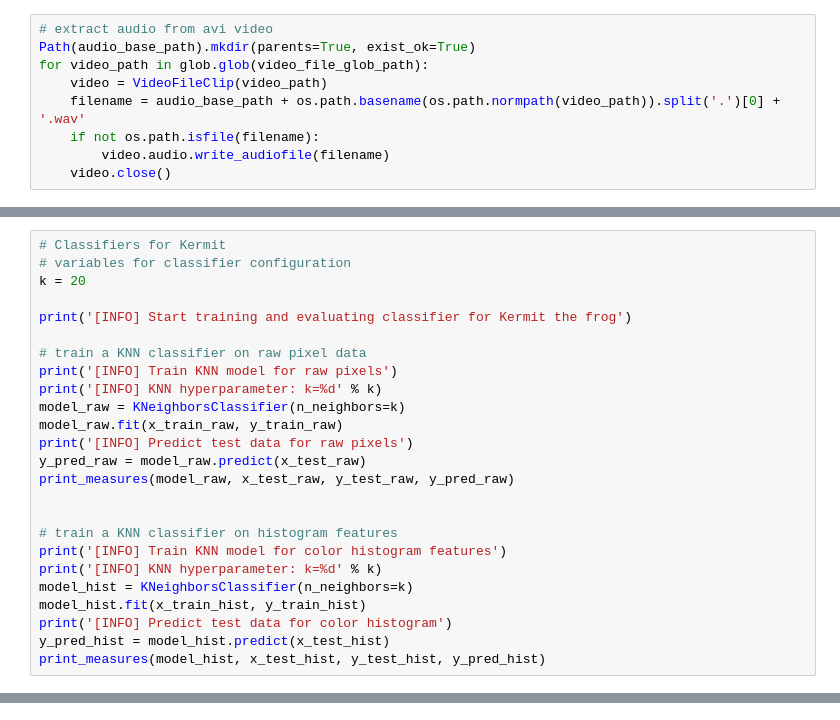
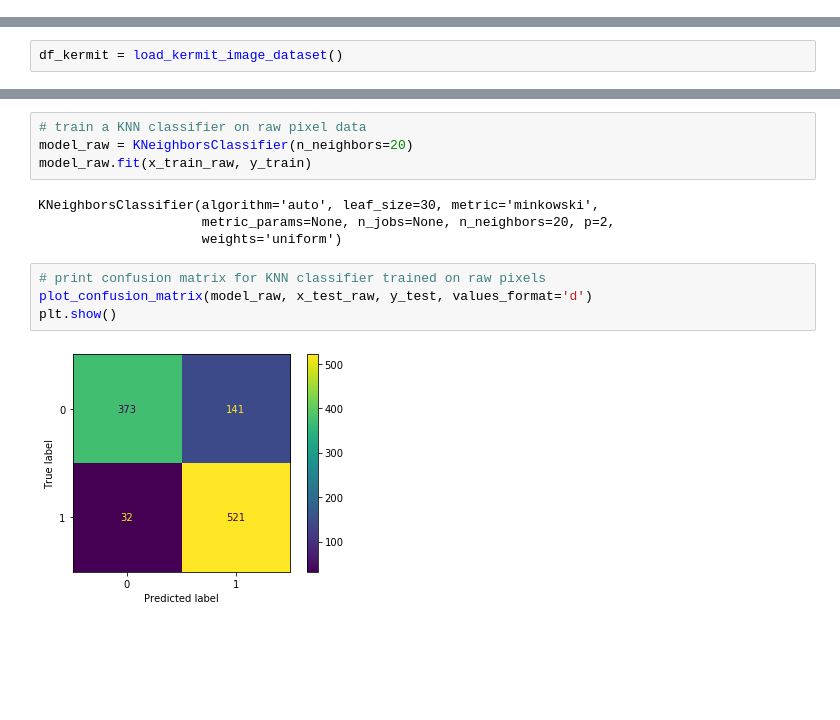
Before and after one commit to mledl/mupped-show-classification, a Jupyter notebook: SIM1/src/SIM1.ipynb, the cells around one changed output, grey strips where cells are left out. Drawn from its saved outputs; the diff is of its cells as text; blank space fills up the shorter version.

Commit message:
adapt kermit image classification to use the newly crafted dataset

```diff
--- a/SIM1/src/SIM1.ipynb
+++ b/SIM1/src/SIM1.ipynb
@@ -47,9 +25,0 @@ for video_path in glob.glob(video_file_glob_path):
-# %%
-# extract audio from avi video
-Path(audio_base_path).mkdir(parents=True, exist_ok=True)
-for video_path in glob.glob(video_file_glob_path):
-    video = VideoFileClip(video_path)
-    filename = audio_base_path + os.path.basename(os.path.normpath(video_path)).split('.')[0] + '.wav'
-    if not os.path.isfile(filename):
-        video.audio.write_audiofile(filename)
-    video.close()
@@ -149,2 +89,4 @@ Total:                  3224
+# %%
+df_kermit = load_kermit_image_dataset()
 # %%
 ## Preprocessing and splitting data for Kermit
@@ -203,25 +156,0 @@ x_train_hist, x_test_hist, y_train_hist, y_test_hist, x_idx_hist, y_idx_hist = t
-# %%
-# Classifiers for Kermit
-# variables for classifier configuration
-k = 20
-
-print('[INFO] Start training and evaluating classifier for Kermit the frog')
-
-# train a KNN classifier on raw pixel data
-print('[INFO] Train KNN model for raw pixels')
-print('[INFO] KNN hyperparameter: k=%d' % k)
-model_raw = KNeighborsClassifier(n_neighbors=k)
-model_raw.fit(x_train_raw, y_train_raw)
-print('[INFO] Predict test data for raw pixels')
-y_pred_raw = model_raw.predict(x_test_raw)
-print_measures(model_raw, x_test_raw, y_test_raw, y_pred_raw)
-
-
-# train a KNN classifier on histogram features
-print('[INFO] Train KNN model for color histogram features')
-print('[INFO] KNN hyperparameter: k=%d' % k)
-model_hist = KNeighborsClassifier(n_neighbors=k)
-model_hist.fit(x_train_hist, y_train_hist)
-print('[INFO] Predict test data for color histogram')
-y_pred_hist = model_hist.predict(x_test_hist)
-print_measures(model_hist, x_test_hist, y_test_hist, y_pred_hist)
@@ -261,0 +157,14 @@ weighted avg       0.96      0.96      0.96       968
+# %%
+# train a KNN classifier on raw pixel data
+model_raw = KNeighborsClassifier(n_neighbors=20)
+model_raw.fit(x_train_raw, y_train)
+# %% [output]
+KNeighborsClassifier(algorithm='auto', leaf_size=30, metric='minkowski',
+                     metric_params=None, n_jobs=None, n_neighbors=20, p=2,
+                     weights='uniform')
+# %%
+# print confusion matrix for KNN classifier trained on raw pixels
+plot_confusion_matrix(model_raw, x_test_raw, y_test, values_format='d')
+plt.show()
+# %% [output]
+[figure, added]
```
Also changed, not shown: parts of 12 cells of this notebook.
